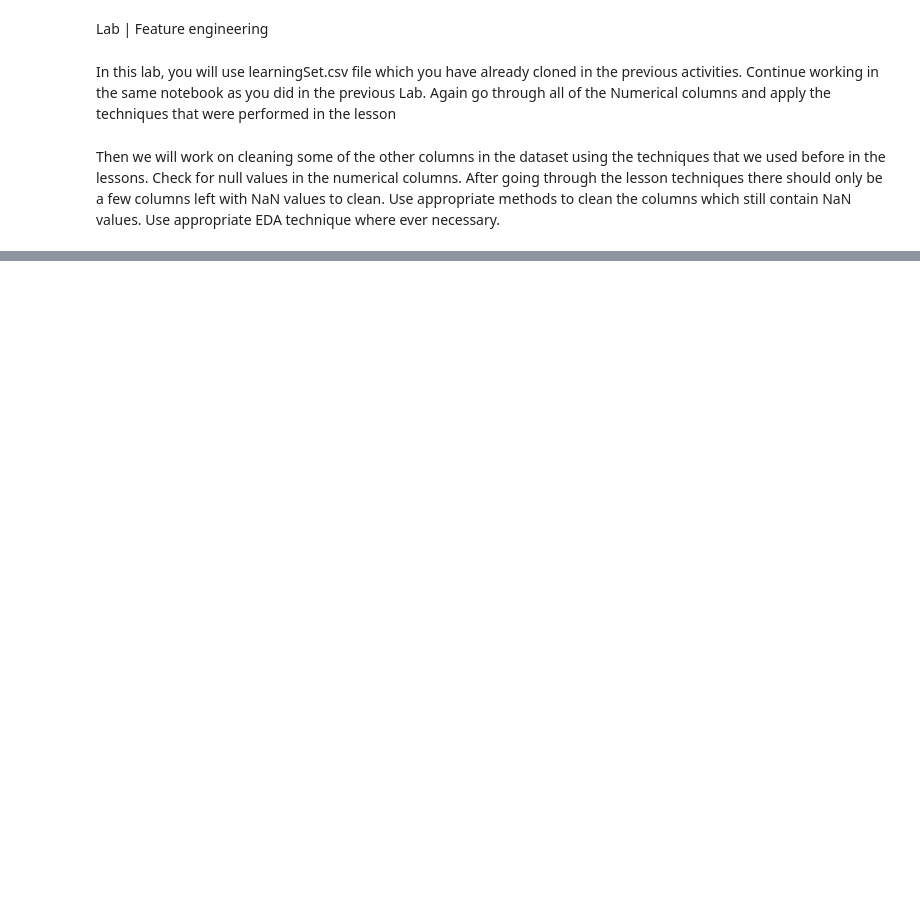
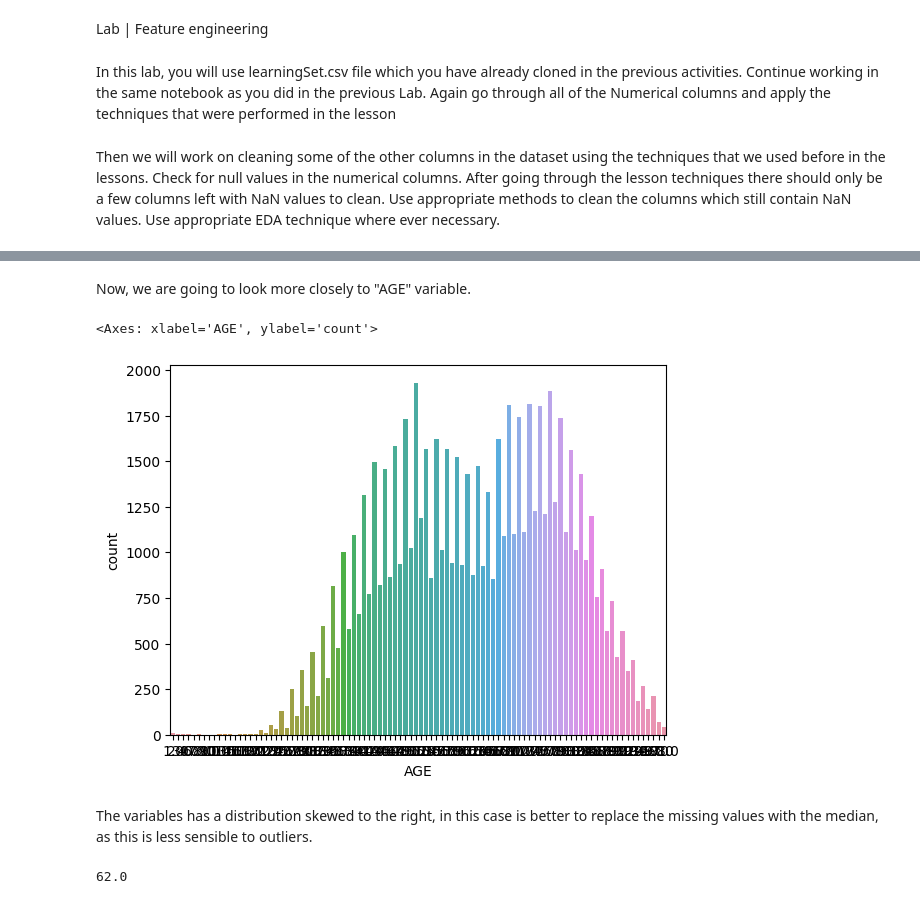
Before and after one commit to NURIAT83/lab-revisiting-machine-learning, a Jupyter notebook: Revisiting_Machine_Learning_Case_Study.ipynb, the cells around one changed output, grey strips where cells are left out. Drawn from its saved outputs; the diff is of its cells as text; code cells hidden in the pictures; blank space fills up the shorter version.

```diff
--- a/Revisiting_Machine_Learning_Case_Study.ipynb
+++ b/Revisiting_Machine_Learning_Case_Study.ipynb
@@ -217,0 +227,3 @@ Use appropriate EDA technique where ever necessary.
+# %%
+data_cat=data.select_dtypes(exclude=[np.number])
+data_num=data.select_dtypes(include=[np.number])
@@ -217,0 +281,2 @@ Use appropriate EDA technique where ever necessary.
+# %%
+data_num.drop(data_num.iloc[:, 9:23], inplace=True, axis=1)
@@ -217,0 +299,14 @@ Use appropriate EDA technique where ever necessary.
+# %% [markdown]
+Now, we are going to look more closely to "AGE" variable.
+# %%
+import seaborn as sns
+sns.countplot(x="AGE",data=data_num)
+# %% [output]
+<Axes: xlabel='AGE', ylabel='count'>
+[figure, added]
+# %% [markdown]
+The variables has a distribution skewed to the right, in this case is better to replace the missing values with the median, as this is less sensible to outliers.
+# %%
+data_num["AGE"].median()
+# %% [output]
+62.0
```
Also changed, not shown: parts of 79 cells of this notebook.
